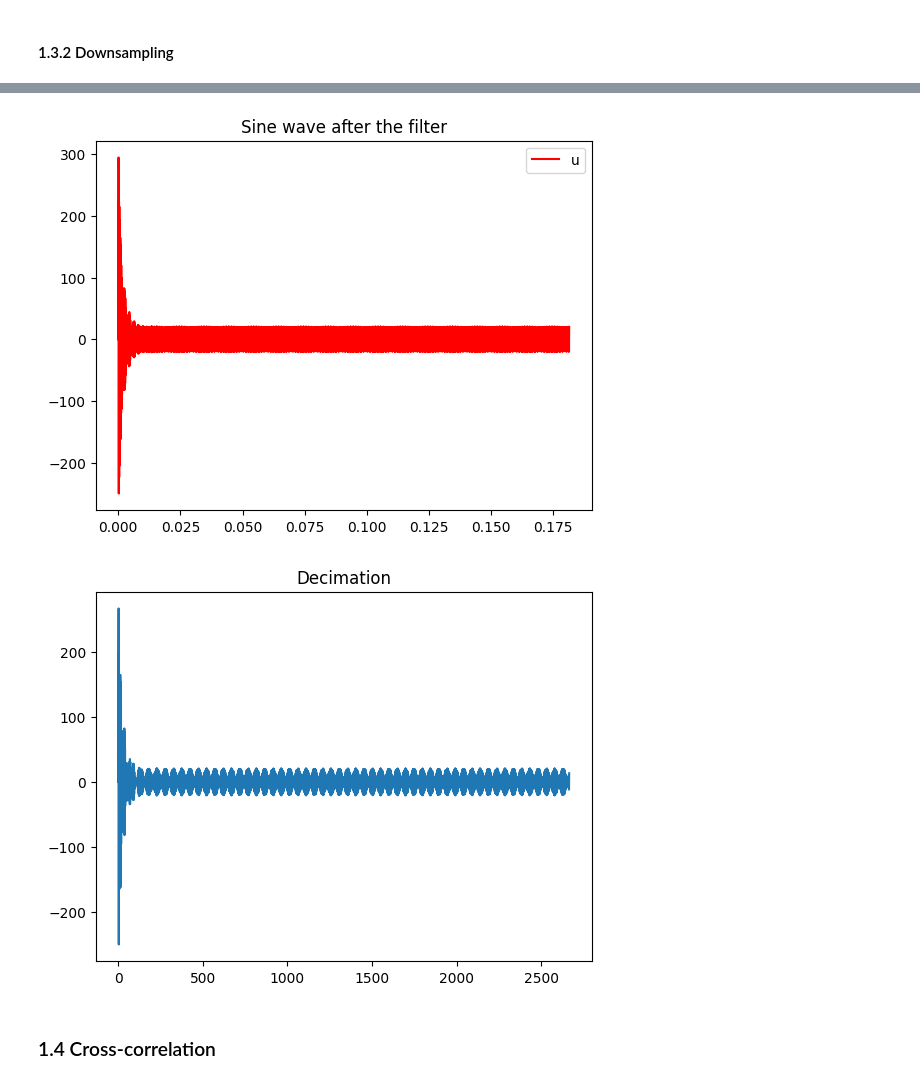
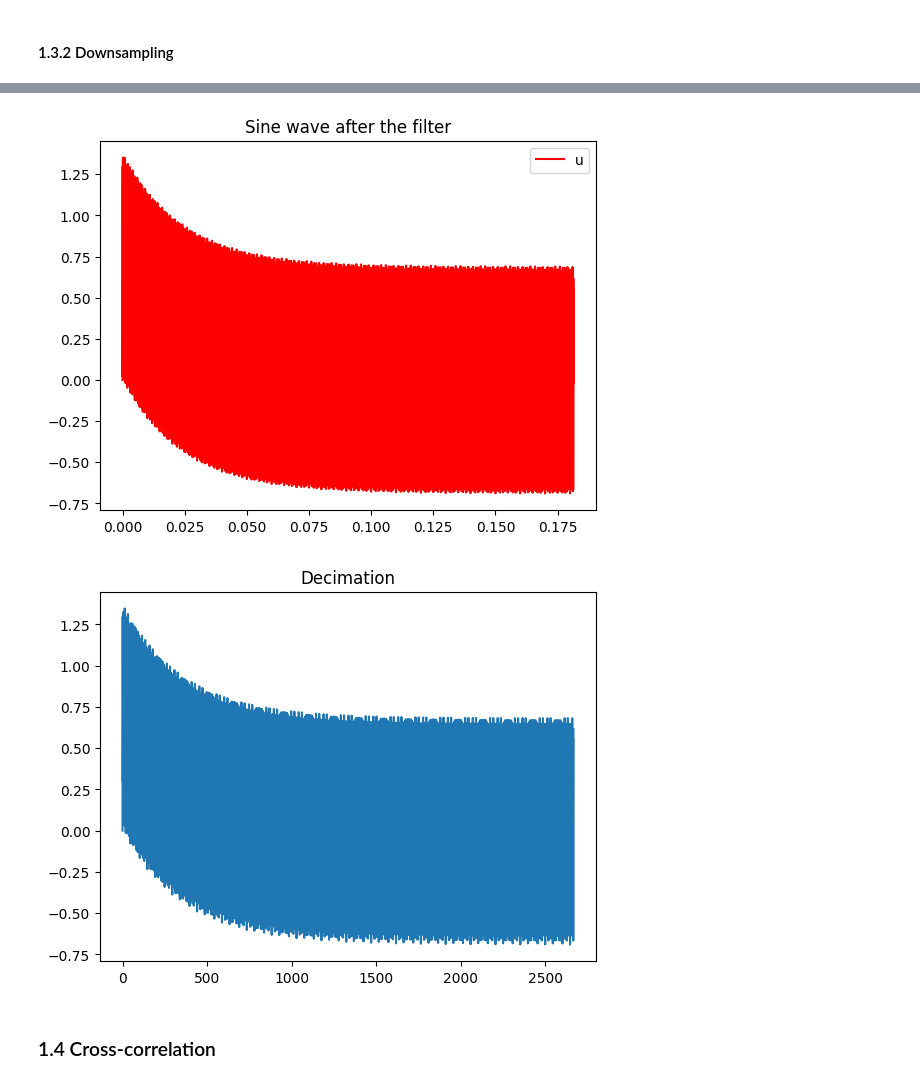
Before and after one commit to ThomasBernard28/spProject, a Jupyter notebook: SP - Project2022.ipynb, the cells around one changed output, grey strips where cells are left out. Drawn from its saved outputs; the diff is of its cells as text; code cells hidden in the pictures.

```diff
--- a/SP - Project2022.ipynb
+++ b/SP - Project2022.ipynb
@@ -124,7 +124,7 @@ def create_filter_cheby(wp, ws, gpass, gstop, fs):
 
     return B, A
 
-#create_filter_cheby(8000, 10000, 1, 60, 44100)
+#create_filter_cheby(8000, 10000, 1, 40, 44100)
 
 def create_filter_cauer(wp, ws, gpass, gstop, fs):
 
@@ -143,7 +143,7 @@ def downsampling(sig, B, A, M):
 
 
 # call and test your function here
-b, a = create_filter_cauer(0, 8000, 0.1, 60, 44100)
+b, a = create_filter_cauer(1, 8000, 0.1, 60, 44100)
 
 w, h = signal.freqz(b, a, 2048, fs=44100)
 h = 20 * np.log10(abs(h))
@@ -174,6 +174,6 @@ plt.show()
 [figure]
-[figure, old version]
+[figure, new version]
-[figure, old version]
+[figure, new version]
 # %% [markdown]
 ### 1.4 Cross-correlation
 # %%
```
Also changed, not shown: parts of 5 cells of this notebook.
